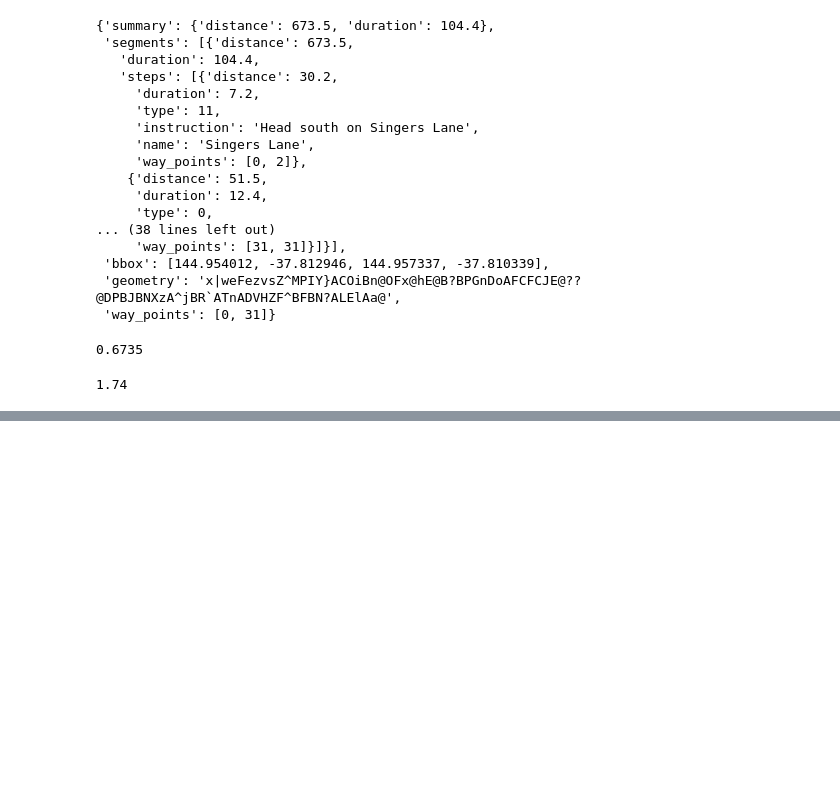
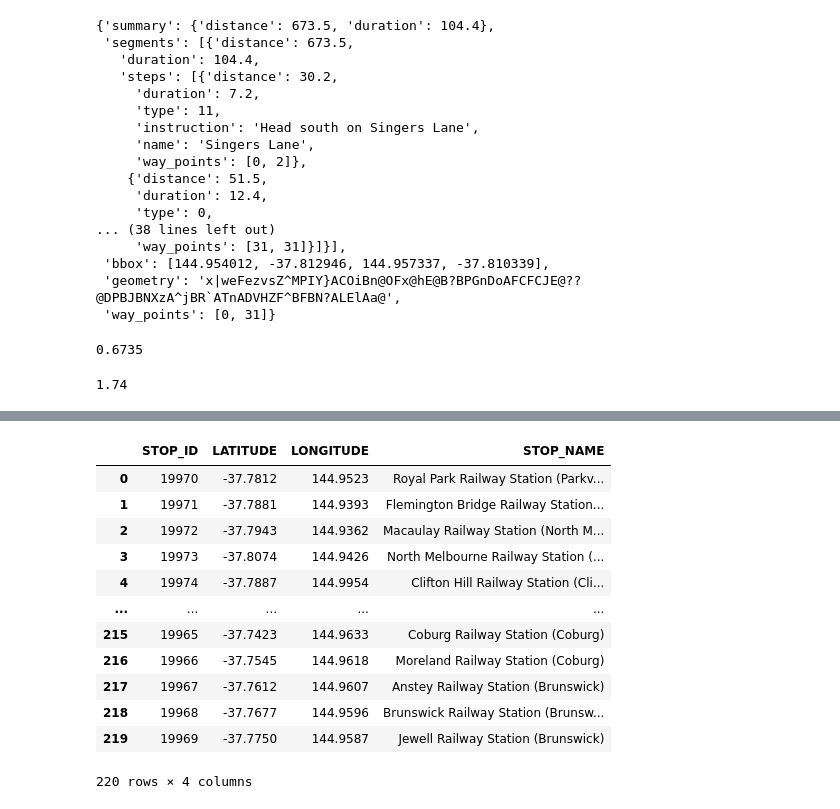
Before and after one commit to MAST30034-Applied-Data-Science/generic-real-estate-consulting-project-group-60, a Jupyter notebook: notebooks/distance_to_school.ipynb, the cells around one changed output, grey strips where cells are left out. Cells and saved outputs as stored; diff of their text form; code cells hidden in the pictures; blank space fills up the shorter version.

```diff
--- a/notebooks/distance_to_school.ipynb
+++ b/notebooks/distance_to_school.ipynb
@@ -565,3 +650,5 @@ res['routes'][0]['summary']['distance']/1000
 res['routes'][0]['summary']['duration']/60
 # %% [output]
 1.74
+# %%
+station_csv = pd.read_csv("../data/raw/datasource-VIC_Govt_PTV-VIC_Govt_DELWP_datavic_PTV_METRO_TRAIN_STATION.csv")
@@ -567,0 +671,17 @@ res['routes'][0]['summary']['duration']/60
+# %%
+station_point = station_csv.loc[:,["STOP_ID","LATITUDE","LONGITUDE","STOP_NAME"]]
+station_point
+# %% [output]
+|  | STOP_ID | LATITUDE | LONGITUDE | STOP_NAME |
+| 0 | 19970 | -37.7812 | 144.9523 | Royal Park Railway Station (Parkv... |
+| 1 | 19971 | -37.7881 | 144.9393 | Flemington Bridge Railway Station... |
+| 2 | 19972 | -37.7943 | 144.9362 | Macaulay Railway Station (North M... |
+| 3 | 19973 | -37.8074 | 144.9426 | North Melbourne Railway Station (... |
+| 4 | 19974 | -37.7887 | 144.9954 | Clifton Hill Railway Station (Cli... |
+| ... | ... | ... | ... | ... |
+| 215 | 19965 | -37.7423 | 144.9633 | Coburg Railway Station (Coburg) |
+| 216 | 19966 | -37.7545 | 144.9618 | Moreland Railway Station (Coburg) |
+| 217 | 19967 | -37.7612 | 144.9607 | Anstey Railway Station (Brunswick) |
+| 218 | 19968 | -37.7677 | 144.9596 | Brunswick Railway Station (Brunsw... |
+| 219 | 19969 | -37.7750 | 144.9587 | Jewell Railway Station (Brunswick) |
+220 rows × 4 columns
```
Also changed, not shown: parts of 23 cells of this notebook.
